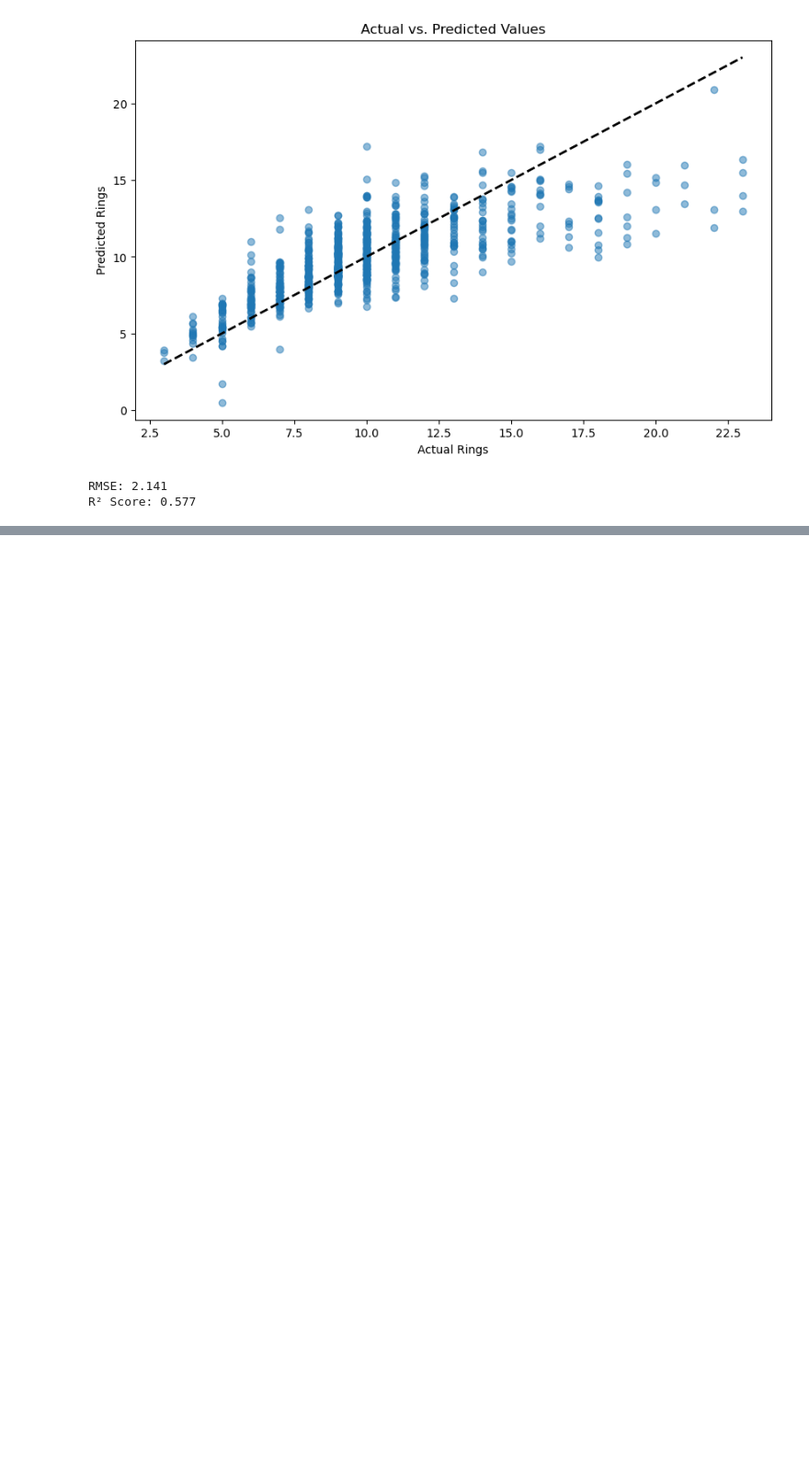
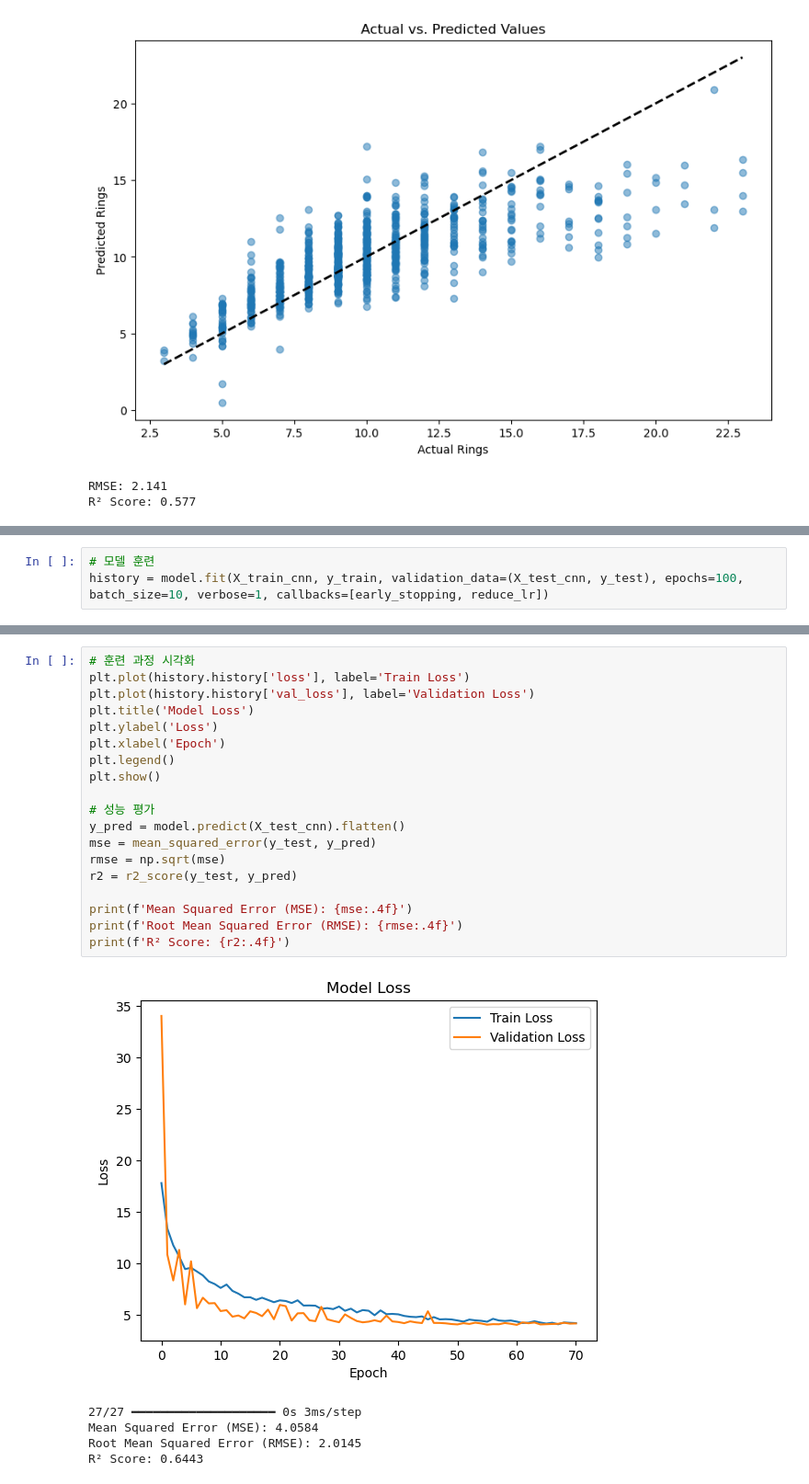
Before and after one commit to odesay97/ai-class, a Jupyter notebook: 1주차/과제/1주차 과제 - 딥러닝 - 회귀.ipynb, the cells around one changed output, grey strips where cells are left out. Shown at 92% size. Cells and saved outputs as stored; diff of their text form; blank space fills up the shorter version.

```diff
--- a/1주차/과제/1주차 과제 - 딥러닝 - 회귀.ipynb
+++ b/1주차/과제/1주차 과제 - 딥러닝 - 회귀.ipynb
@@ -167,0 +441,3 @@ R² Score: 0.577
+# %%
+# 모델 훈련
+history = model.fit(X_train_cnn, y_train, validation_data=(X_test_cnn, y_test), epochs=100, batch_size=10, verbose=1, callbacks=[early_stopping, reduce_lr])
@@ -167,0 +462,25 @@ R² Score: 0.577
+# %%
+# 훈련 과정 시각화
+plt.plot(history.history['loss'], label='Train Loss')
+plt.plot(history.history['val_loss'], label='Validation Loss')
+plt.title('Model Loss')
+plt.ylabel('Loss')
+plt.xlabel('Epoch')
+plt.legend()
+plt.show()
+
+# 성능 평가
+y_pred = model.predict(X_test_cnn).flatten()
+mse = mean_squared_error(y_test, y_pred)
+rmse = np.sqrt(mse)
+r2 = r2_score(y_test, y_pred)
+
+print(f'Mean Squared Error (MSE): {mse:.4f}')
+print(f'Root Mean Squared Error (RMSE): {rmse:.4f}')
+print(f'R² Score: {r2:.4f}')
+# %% [output]
+[figure, added]
+27/27 ━━━━━━━━━━━━━━━━━━━━ 0s 3ms/step
+Mean Squared Error (MSE): 4.0584
+Root Mean Squared Error (RMSE): 2.0145
+R² Score: 0.6443
```
Also changed, not shown: parts of 11 cells of this notebook, 1 other file.
